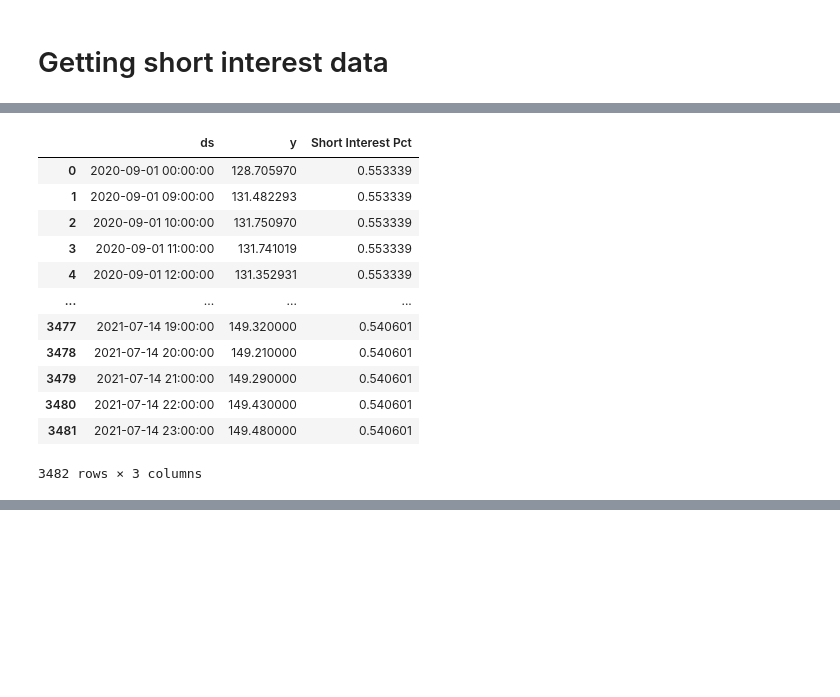
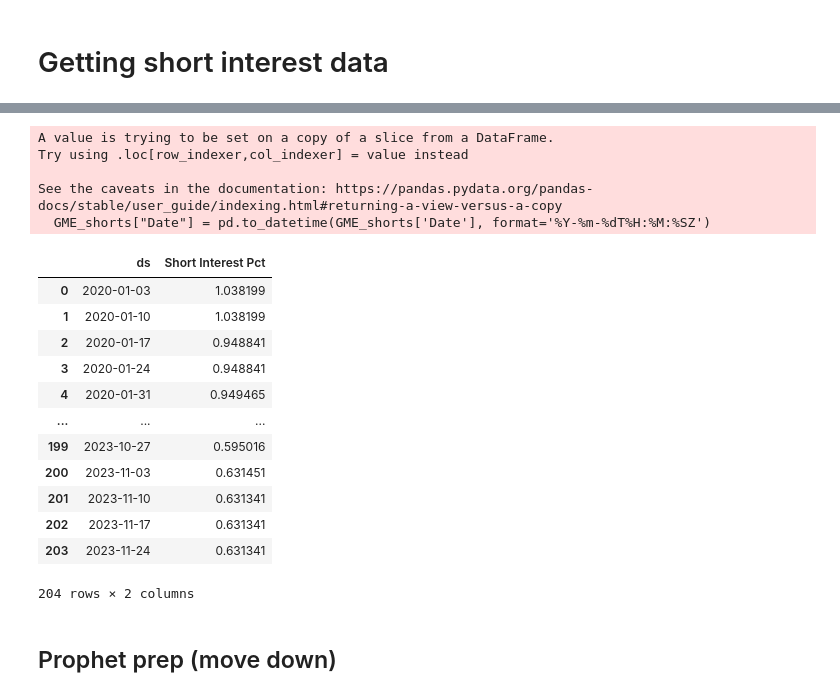
Before and after one commit to SaberQ19/socioPhysics_DiamondHands, a Jupyter notebook: StocksAndPostsv2.ipynb, the cells around one changed output, grey strips where cells are left out. Cells and saved outputs as stored; diff of their text form; code cells hidden in the pictures; blank space fills up the shorter version.

```diff
--- a/StocksAndPostsv2.ipynb
+++ b/StocksAndPostsv2.ipynb
@@ -340,7 +188,7 @@ Sentence Overall Rated As Positive
 # %%
 csv_location = 'short_interestFIZZ&LGND&AAPL&GME&AMC.csv'
 
-def short_interest_import(csv_location):
+def short_interest_import(csv_location, stock):
     short_interest = pd.read_csv(csv_location)
     short_interest = short_interest.drop(columns=['Unnamed: 0', 'Unnamed: 4'])
     short_interest['Instrument'] = short_interest['Instrument'].apply(lambda x: x.split('.')[0])
@@ -356,4 +204,5 @@ def short_interest_import(csv_location):
 
     GME_shorts["Date"] = pd.to_datetime(GME_shorts['Date'], format='%Y-%m-%dT%H:%M:%SZ')
     GME_shorts = GME_shorts.drop(columns=['Instrument'])
+    GME_shorts = GME_shorts.rename({'Date': 'ds'}, axis='columns')
     return GME_shorts
@@ -440,18 +208,0 @@ prices_prophet
-# %%
-merge_short_n_price = pd.merge_asof(prices_prophet, GME_shorts, on='ds', direction='backward')
-#use backward direction to prevent bias.
-merge_short_n_price
-# %% [output]
-|  | ds | y | Short Interest Pct |
-| 0 | 2020-09-01 00:00:00 | 128.705970 | 0.553339 |
-| 1 | 2020-09-01 09:00:00 | 131.482293 | 0.553339 |
-| 2 | 2020-09-01 10:00:00 | 131.750970 | 0.553339 |
-| 3 | 2020-09-01 11:00:00 | 131.741019 | 0.553339 |
-| 4 | 2020-09-01 12:00:00 | 131.352931 | 0.553339 |
-| ... | ... | ... | ... |
-| 3477 | 2021-07-14 19:00:00 | 149.320000 | 0.540601 |
-| 3478 | 2021-07-14 20:00:00 | 149.210000 | 0.540601 |
-| 3479 | 2021-07-14 21:00:00 | 149.290000 | 0.540601 |
-| 3480 | 2021-07-14 22:00:00 | 149.430000 | 0.540601 |
-| 3481 | 2021-07-14 23:00:00 | 149.480000 | 0.540601 |
-3482 rows × 3 columns
@@ -464,0 +209,5 @@ sentiment_values['created_utc'] = pd.to_datetime(sentiment_values['created_utc']
+# %%
+short_interest_df = short_interest_import(csv_location, stock)
+
+short_interest_df
+# %% [output]
@@ -464,0 +231,20 @@ sentiment_values['created_utc'] = pd.to_datetime(sentiment_values['created_utc']
+A value is trying to be set on a copy of a slice from a DataFrame.
+Try using .loc[row_indexer,col_indexer] = value instead
+
+See the caveats in the documentation: https://pandas.pydata.org/pandas-docs/stable/user_guide/indexing.html#returning-a-view-versus-a-copy
+  GME_shorts["Date"] = pd.to_datetime(GME_shorts['Date'], format='%Y-%m-%dT%H:%M:%SZ')
+|  | ds | Short Interest Pct |
+| 0 | 2020-01-03 | 1.038199 |
+| 1 | 2020-01-10 | 1.038199 |
+| 2 | 2020-01-17 | 0.948841 |
+| 3 | 2020-01-24 | 0.948841 |
+| 4 | 2020-01-31 | 0.949465 |
+| ... | ... | ... |
+| 199 | 2023-10-27 | 0.595016 |
+| 200 | 2023-11-03 | 0.631451 |
+| 201 | 2023-11-10 | 0.631341 |
+| 202 | 2023-11-17 | 0.631341 |
+| 203 | 2023-11-24 | 0.631341 |
+204 rows × 2 columns
+# %% [markdown]
+## Prophet prep (move down)
```
Also changed, not shown: parts of 40 cells of this notebook.
